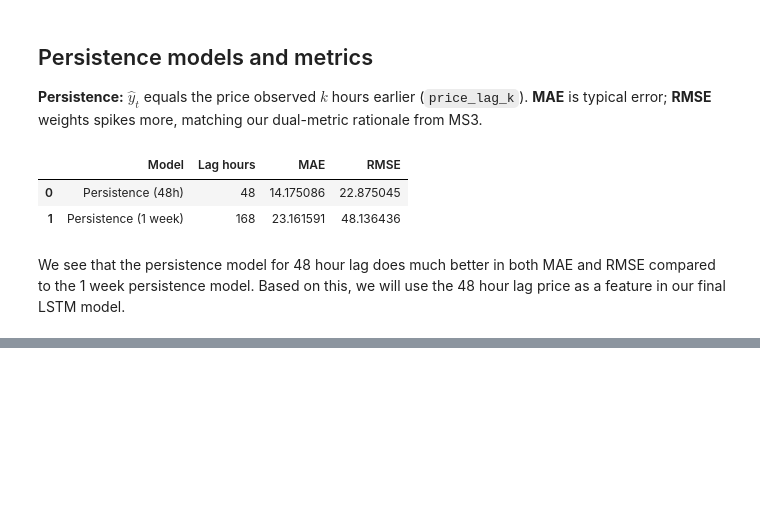
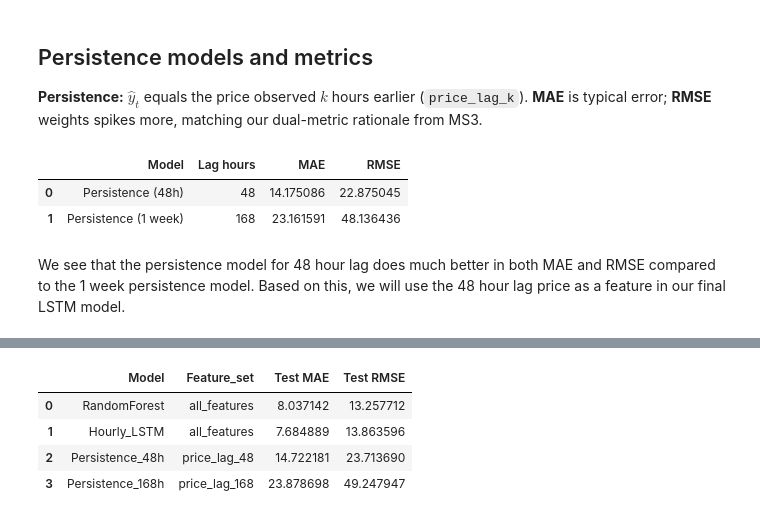
Before and after one commit to lewistu24/electricity-price-forecasting, a Jupyter notebook: final_ms4.ipynb, the cells around one changed output, grey strips where cells are left out. Drawn from its saved outputs; the diff is of its cells as text; code cells hidden in the pictures; blank space fills up the shorter version.

```diff
--- a/final_ms4.ipynb
+++ b/final_ms4.ipynb
@@ -116,0 +935,57 @@ We see that the persistence model for 48 hour lag does much better in both MAE a
+# %%
+def compare_against_baselines(df: pd.DataFrame, test_timestamps, lstm_test_pred, lstm_test_y,
+                              final_features: list[str], train_dates,
+                              feature_set_label: str = "all_lstm_features"):
+    """Persistence + RF baselines computed on the EXACT same hourly test rows the LSTM used."""
+    test_rows = df.loc[test_timestamps]  # filter to LSTM-scored hours
+
+    y_true = test_rows["price"].to_numpy()
+    p48_pred = test_rows["price_lag_48"].to_numpy()
+    p168_pred = test_rows["price_lag_168"].to_numpy()
+
+    p48_mae = mean_absolute_error(y_true, p48_pred)
+    p48_rmse = float(np.sqrt(mean_squared_error(y_true, p48_pred)))
+    p168_mae = mean_absolute_error(y_true, p168_pred)
+    p168_rmse = float(np.sqrt(mean_squared_error(y_true, p168_pred)))
+
+    # Random Forest on the same leakage-safe features as the LSTM, hourly granularity.
+    train_set = {pd.Timestamp(d).normalize() for d in train_dates}
+    train_rows = df[df.index.normalize().isin(train_set)]
+    rf = RandomForestRegressor(n_estimators=300, random_state=LSTM_SEED, n_jobs=-1)
+    rf.fit(train_rows[final_features].values, train_rows["price"].values)
+    rf_pred = rf.predict(test_rows[final_features].values)
+    rf_mae = mean_absolute_error(y_true, rf_pred)
+    rf_rmse = float(np.sqrt(mean_squared_error(y_true, rf_pred)))
+
+    lstm_mae = mean_absolute_error(lstm_test_y, lstm_test_pred)
+    lstm_rmse = float(np.sqrt(mean_squared_error(lstm_test_y, lstm_test_pred)))
+
+    df_out = pd.DataFrame([
+        {"Model": "Persistence_48h",  "Feature_set": "price_lag_48",       "Test MAE": p48_mae,  "Test RMSE": p48_rmse},
+        {"Model": "Persistence_168h", "Feature_set": "price_lag_168",      "Test MAE": p168_mae, "Test RMSE": p168_rmse},
+        {"Model": "RandomForest",     "Feature_set": feature_set_label,    "Test MAE": rf_mae,   "Test RMSE": rf_rmse},
+        {"Model": "Hourly_LSTM",      "Feature_set": feature_set_label,    "Test MAE": lstm_mae, "Test RMSE": lstm_rmse},
+    ]).sort_values("Test RMSE").reset_index(drop=True)
+    return df_out, rf_pred
+
+
+baseline_df, rf_test_pred = compare_against_baselines(
+    df_safe, ts_te, test_pred, test_y_orig, final_features, train_dates,
+    feature_set_label=best_group_name,
+)
+
+# Pull the persistence-48h numbers back out for downstream cells (summary, plots).
+p48_mae = float(baseline_df.loc[baseline_df["Model"] == "Persistence_48h", "Test MAE"].iloc[0])
+p48_rmse = float(baseline_df.loc[baseline_df["Model"] == "Persistence_48h", "Test RMSE"].iloc[0])
+p168_mae = float(baseline_df.loc[baseline_df["Model"] == "Persistence_168h", "Test MAE"].iloc[0])
+p168_rmse = float(baseline_df.loc[baseline_df["Model"] == "Persistence_168h", "Test RMSE"].iloc[0])
+rf_mae = float(baseline_df.loc[baseline_df["Model"] == "RandomForest", "Test MAE"].iloc[0])
+rf_rmse = float(baseline_df.loc[baseline_df["Model"] == "RandomForest", "Test RMSE"].iloc[0])
+
+baseline_df
+# %% [output]
+|  | Model | Feature_set | Test MAE | Test RMSE |
+| 0 | RandomForest | all_features | 8.037142 | 13.257712 |
+| 1 | Hourly_LSTM | all_features | 7.684889 | 13.863596 |
+| 2 | Persistence_48h | price_lag_48 | 14.722181 | 23.713690 |
+| 3 | Persistence_168h | price_lag_168 | 23.878698 | 49.247947 |
```
Also changed, not shown: parts of 31 cells of this notebook, 12 other files.
